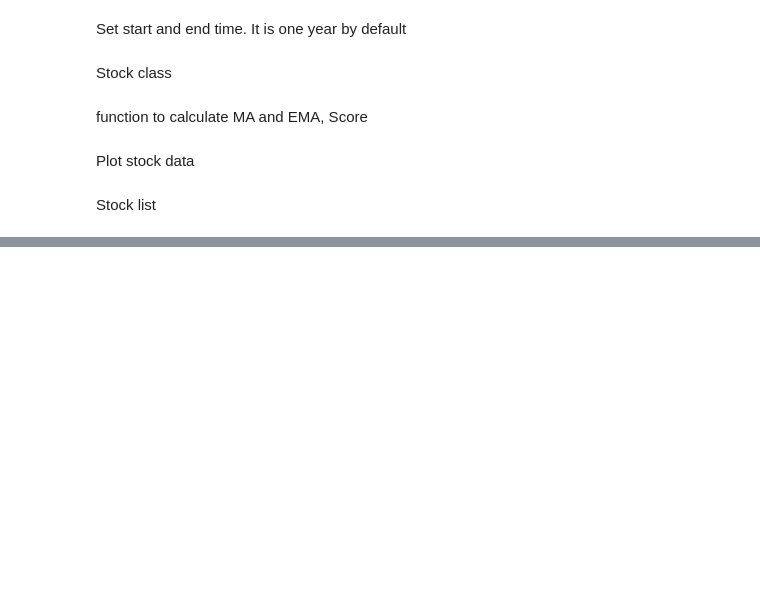
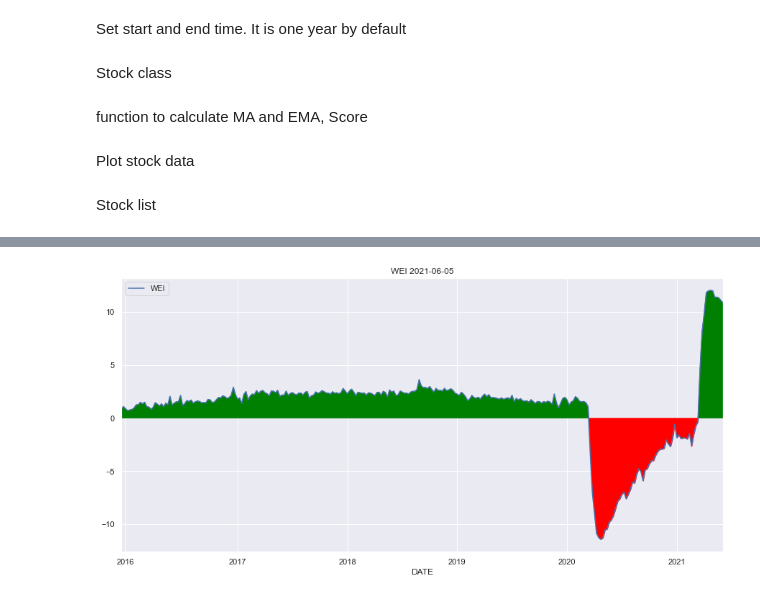
Before and after one commit to YuyuLin1003/stock_analysis, a Jupyter notebook: stock.ipynb, the cells around one changed output, grey strips where cells are left out. Drawn from its saved outputs; the diff is of its cells as text; code cells hidden in the pictures; blank space fills up the shorter version.

```diff
--- a/stock.ipynb
+++ b/stock.ipynb
@@ -353,0 +381,8 @@ fedAssets.plot(figsize=(15, 7), title='FED Assets ' +
+# %%
+WEI = web.DataReader('WEI', 'fred', end-datetime.timedelta(2000), end)
+WEI.plot(figsize=(15, 7), title='WEI ' +
+               str(WEI.index[-1])[0:10])
+plt.fill_between(WEI.index, 0, WEI['WEI'], where=WEI['WEI']>0, interpolate=True,color='green')
+plt.fill_between(WEI.index, 0, WEI['WEI'], where=WEI['WEI']<0, interpolate=True,color='red')
+# %% [output]
+[figure, added]
```
Also changed, not shown: parts of 9 cells of this notebook.
